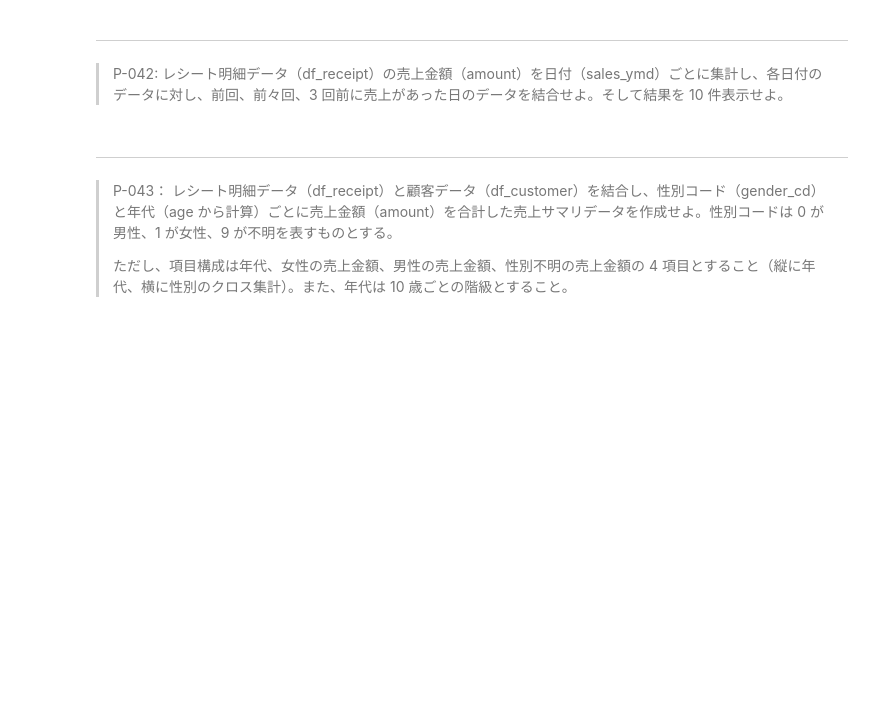
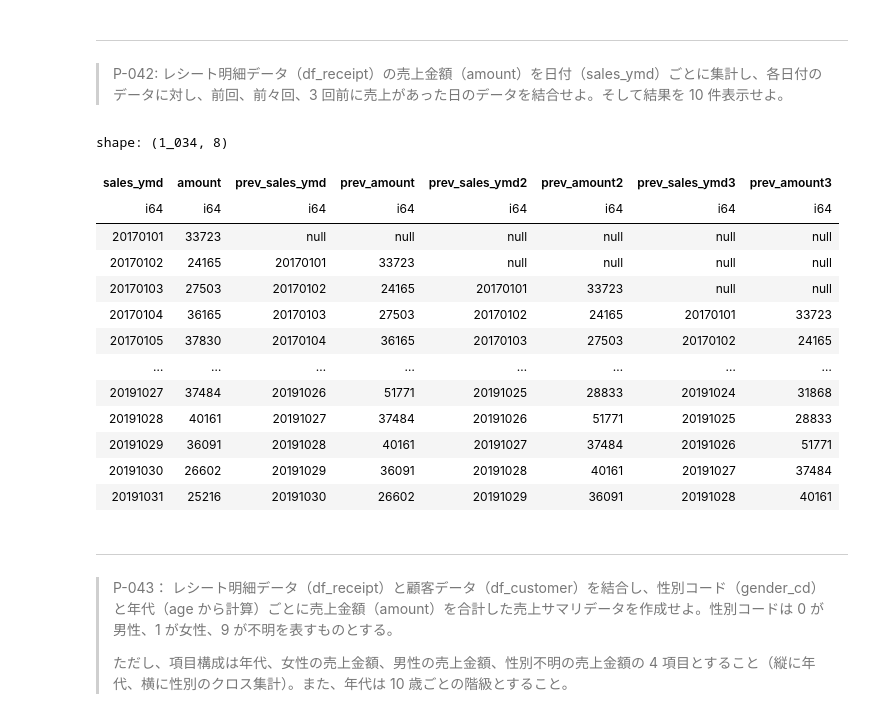
Before and after one commit to NMZ0429/ds_100knocks, a Jupyter notebook: content/100knocks-preprocess/docker/work/preprocess_knock_Python.ipynb, the cells around one changed output. Cells and saved outputs as stored; diff of their text form; code cells hidden in the pictures; blank space fills up the shorter version.

```diff
--- a/content/100knocks-preprocess/docker/work/preprocess_knock_Python.ipynb
+++ b/content/100knocks-preprocess/docker/work/preprocess_knock_Python.ipynb
@@ -794,6 +863,34 @@ shape: (13, 2)
 ---
 
 > P-042: レシート明細データ（df_receipt）の売上金額（amount）を日付（sales_ymd）ごとに集計し、各日付のデータに対し、前回、前々回、3 回前に売上があった日のデータを結合せよ。そして結果を 10 件表示せよ。
+# %%
+from itertools import chain
+
+df_receipt.select(pl.col("sales_ymd"), pl.col("amount")).group_by(
+    pl.col("sales_ymd")
+).sum().sort("sales_ymd").with_columns(
+    pl.col("sales_ymd").shift(1).alias("prev_sales_ymd"),
+    pl.col("amount").shift(1).alias("prev_amount"),
+    pl.col("sales_ymd").shift(2).alias("prev_sales_ymd2"),
+    pl.col("amount").shift(2).alias("prev_amount2"),
+    pl.col("sales_ymd").shift(3).alias("prev_sales_ymd3"),
+    pl.col("amount").shift(3).alias("prev_amount3"),
+)
+# %% [output]
+shape: (1_034, 8)
+| sales_ymd | amount | prev_sales_ymd | prev_amount | prev_sales_ymd2 | prev_amount2 | prev_sales_ymd3 | prev_amount3 |
+| i64 | i64 | i64 | i64 | i64 | i64 | i64 | i64 |
+| 20170101 | 33723 | null | null | null | null | null | null |
+| 20170102 | 24165 | 20170101 | 33723 | null | null | null | null |
+| 20170103 | 27503 | 20170102 | 24165 | 20170101 | 33723 | null | null |
+| 20170104 | 36165 | 20170103 | 27503 | 20170102 | 24165 | 20170101 | 33723 |
+| 20170105 | 37830 | 20170104 | 36165 | 20170103 | 27503 | 20170102 | 24165 |
+| … | … | … | … | … | … | … | … |
+| 20191027 | 37484 | 20191026 | 51771 | 20191025 | 28833 | 20191024 | 31868 |
+| 20191028 | 40161 | 20191027 | 37484 | 20191026 | 51771 | 20191025 | 28833 |
+| 20191029 | 36091 | 20191028 | 40161 | 20191027 | 37484 | 20191026 | 51771 |
+| 20191030 | 26602 | 20191029 | 36091 | 20191028 | 40161 | 20191027 | 37484 |
+| 20191031 | 25216 | 20191030 | 26602 | 20191029 | 36091 | 20191028 | 40161 |
 # %% [markdown]
 ---
 
```
Also changed, not shown: parts of 13 cells of this notebook.
